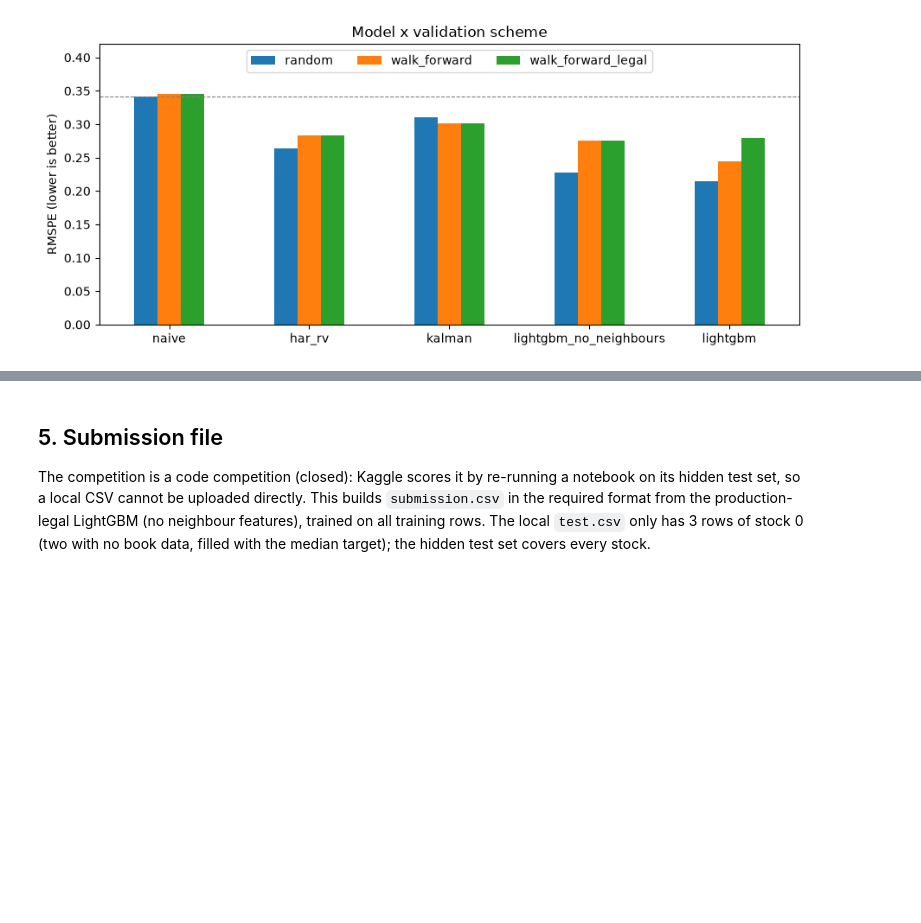
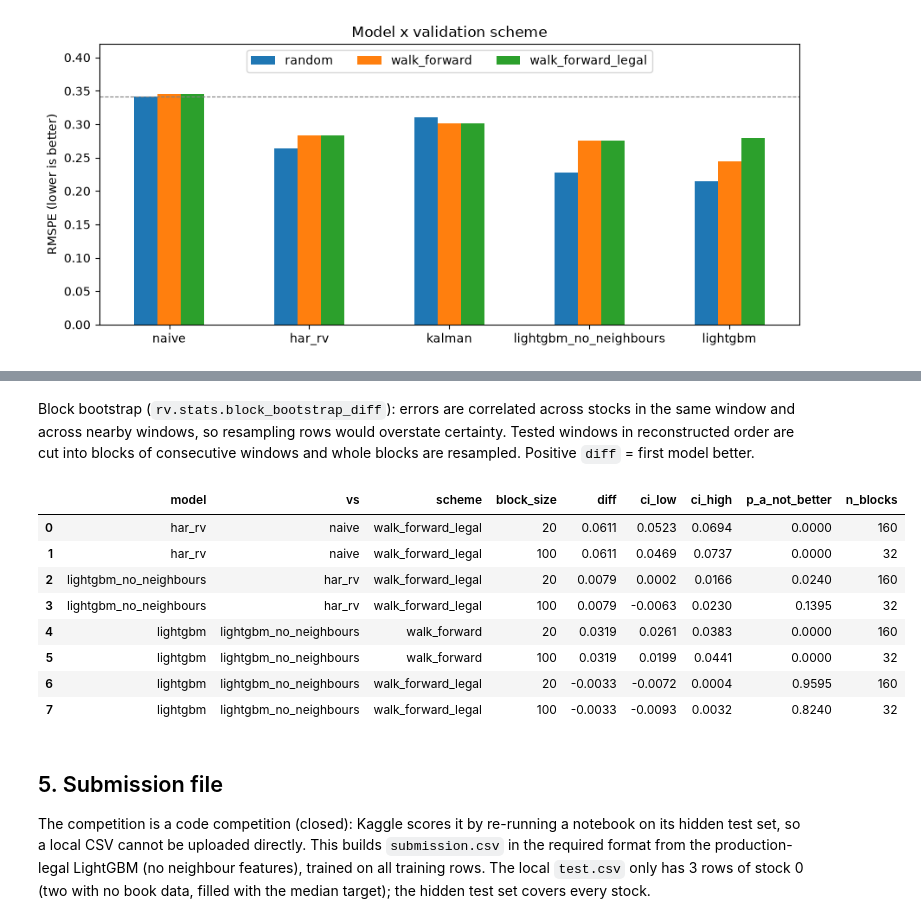
Before and after one commit to nabilely19/orderbook-realized-vol, a Jupyter notebook: notebooks/02_full_pipeline.ipynb, the cells around one changed output, grey strips where cells are left out. Saved outputs shown, nothing was run; the diff lists cells and outputs as text; code cells hidden in the pictures; blank space fills up the shorter version.

```diff
--- a/notebooks/02_full_pipeline.ipynb
+++ b/notebooks/02_full_pipeline.ipynb
@@ -135,6 +138,7 @@ Gap `random Ã¢â€ â€™ walk_forward` = optimism from random CV. Gap `wa
 tradeable. Takes ~10 minutes.
 # %%
-results = run(features, order, log=lambda msg: None)
+preds = predictions(features, order, log=lambda msg: None)
+results = summarise(preds)
 results.round(4).to_csv(REPORTS / "results.csv")
 results.round(4)
 # %% [output]
@@ -158,3 +177,28 @@ plt.savefig(REPORTS / "results.png", dpi=120)
+# %% [markdown]
+Block bootstrap (`rv.stats.block_bootstrap_diff`): errors are correlated across stocks in the same window and
+across nearby windows, so resampling rows would overstate certainty. Tested windows in reconstructed order are cut
+into blocks of consecutive windows and whole blocks are resampled. Positive `diff` = first model better.
+# %%
+comparisons = [
+    ("har_rv", "naive", "walk_forward_legal"),
+    ("lightgbm_no_neighbours", "har_rv", "walk_forward_legal"),
+    ("lightgbm", "lightgbm_no_neighbours", "walk_forward"),
+    ("lightgbm", "lightgbm_no_neighbours", "walk_forward_legal"),
+]
+pd.DataFrame([
+    {"model": a, "vs": b, "scheme": s, "block_size": bs, **block_bootstrap_diff(preds[s], order, a, b, block_size=bs)}
+    for a, b, s in comparisons for bs in (20, 100)
+]).round(4)
+# %% [output]
+|  | model | vs | scheme | block_size | diff | ci_low | ci_high | p_a_not_better | n_blocks |
+| 0 | har_rv | naive | walk_forward_legal | 20 | 0.0611 | 0.0523 | 0.0694 | 0.0000 | 160 |
+| 1 | har_rv | naive | walk_forward_legal | 100 | 0.0611 | 0.0469 | 0.0737 | 0.0000 | 32 |
+| 2 | lightgbm_no_neighbours | har_rv | walk_forward_legal | 20 | 0.0079 | 0.0002 | 0.0166 | 0.0240 | 160 |
+| 3 | lightgbm_no_neighbours | har_rv | walk_forward_legal | 100 | 0.0079 | -0.0063 | 0.0230 | 0.1395 | 32 |
+| 4 | lightgbm | lightgbm_no_neighbours | walk_forward | 20 | 0.0319 | 0.0261 | 0.0383 | 0.0000 | 160 |
+| 5 | lightgbm | lightgbm_no_neighbours | walk_forward | 100 | 0.0319 | 0.0199 | 0.0441 | 0.0000 | 32 |
+| 6 | lightgbm | lightgbm_no_neighbours | walk_forward_legal | 20 | -0.0033 | -0.0072 | 0.0004 | 0.9595 | 160 |
+| 7 | lightgbm | lightgbm_no_neighbours | walk_forward_legal | 100 | -0.0033 | -0.0093 | 0.0032 | 0.8240 | 32 |
 # %% [markdown]
 ## 5. Submission file
 
```
Also changed, not shown: parts of 5 cells of this notebook, 8 other files.
